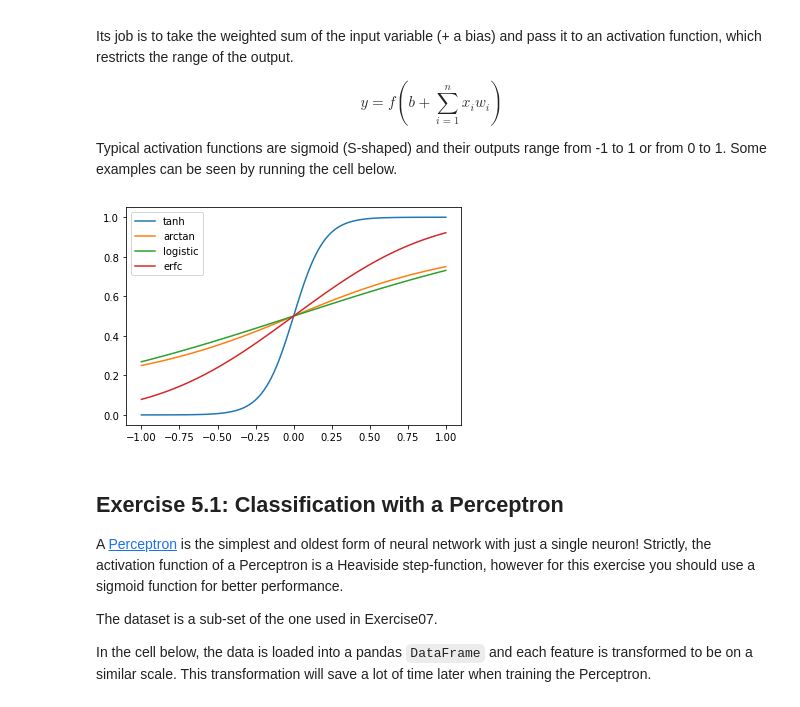
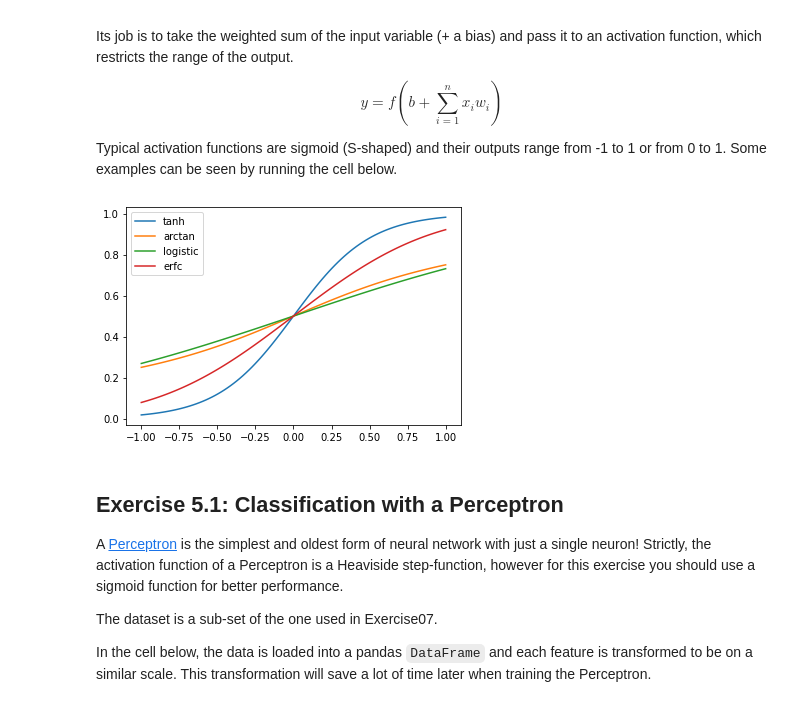
Before and after one commit to astro-lenny/AMoDA, a Jupyter notebook: ex5/Exercise05.ipynb, the cells around one changed output. Cells and saved outputs as stored; diff of their text form; code cells hidden in the pictures.

```diff
--- a/ex5/Exercise05.ipynb
+++ b/ex5/Exercise05.ipynb
@@ -17,15 +17,15 @@ Typical activation functions are sigmoid (S-shaped) and their outputs range from
 # %%
 from matplotlib import pyplot as plt
 import numpy as np
 from scipy.special import erfc
 x_values = np.linspace(-1, 1, 100)
-plt.plot(x_values, (np.tanh(5*x_values)+1)/2, label = "tanh");
+plt.plot(x_values, (np.tanh(2*x_values)+1)/2, label = "tanh");
 plt.plot(x_values, 0.5+np.arctan(x_values)/np.pi, label = "arctan");
 plt.plot(x_values, 1/(1+np.exp(-x_values)), label = "logistic");
 plt.plot(x_values, erfc(-x_values)/2., label = "erfc");
 plt.legend();
 # %% [output]
-[figure, old version]
+[figure, new version]
 # %% [markdown]
 ## Exercise 5.1: Classification with a Perceptron
 
```
Also changed, not shown: parts of 7 cells of this notebook.
